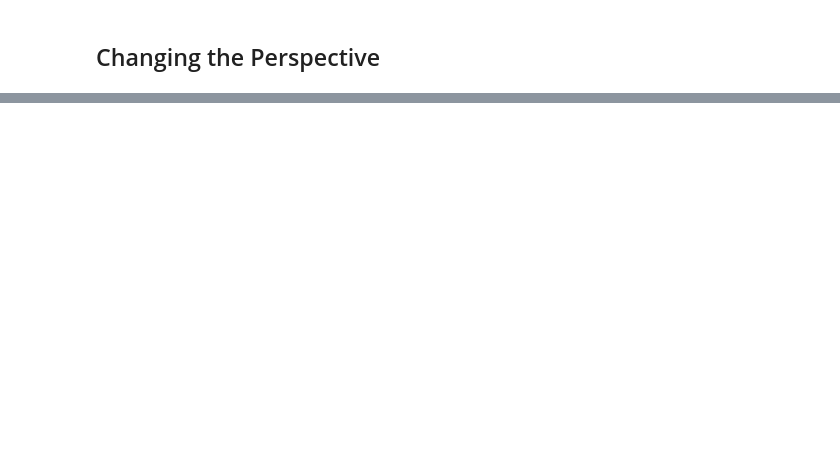
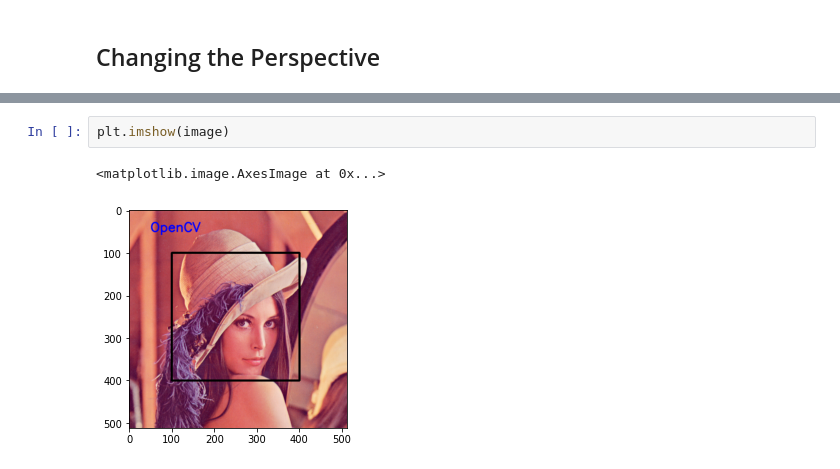
Before and after one commit to r-narula/Learning-OpenCV, a Jupyter notebook: IIIT-A/openCV.ipynb, the cells around one changed output, grey strips where cells are left out. Saved outputs shown, nothing was run; the diff lists cells and outputs as text; blank space fills up the shorter version.

```diff
--- a/IIIT-A/openCV.ipynb
+++ b/IIIT-A/openCV.ipynb
@@ -280,0 +285,5 @@ TypeError: Argument 'flags' is required to be an integer
+# %%
+plt.imshow(image)
+# %% [output]
+<matplotlib.image.AxesImage at 0x...>
+[figure, added]
```
Also changed, not shown: parts of 4 cells of this notebook, 18 other files.
